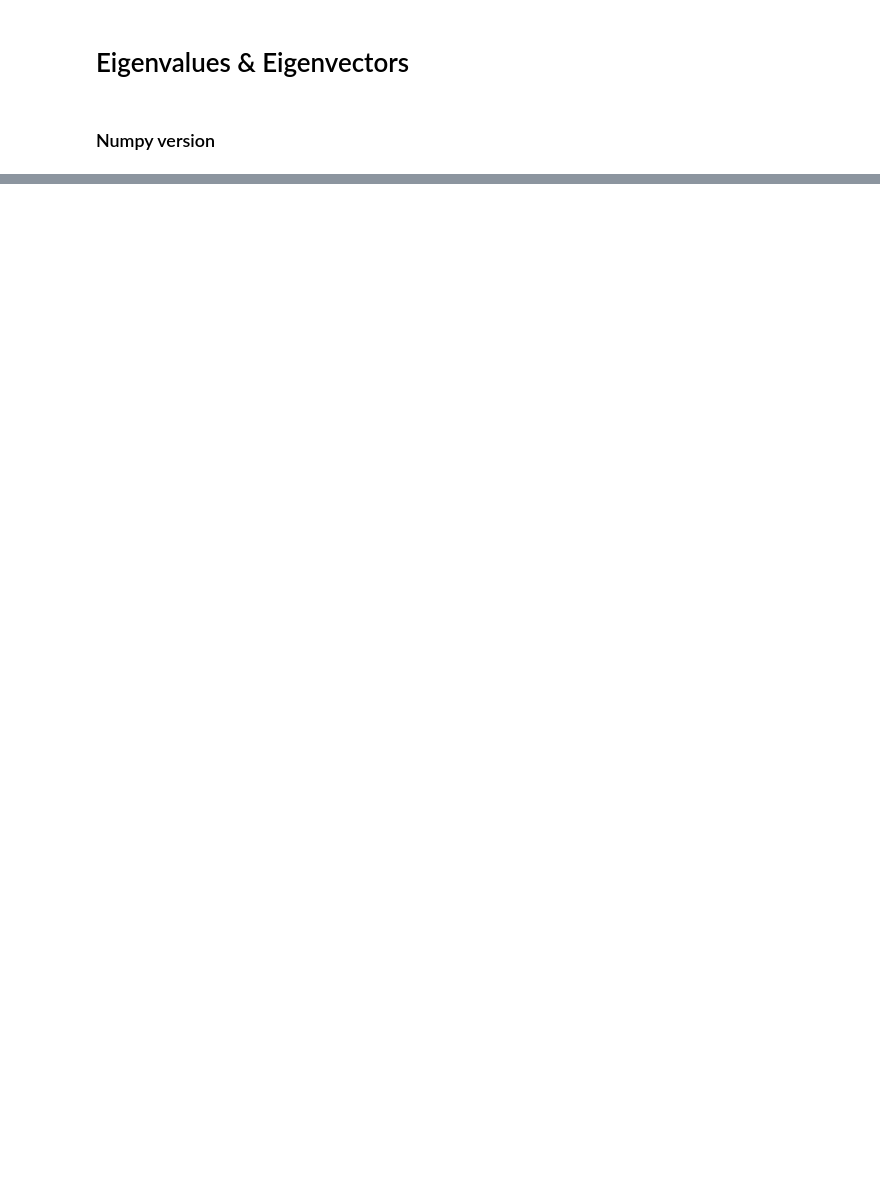
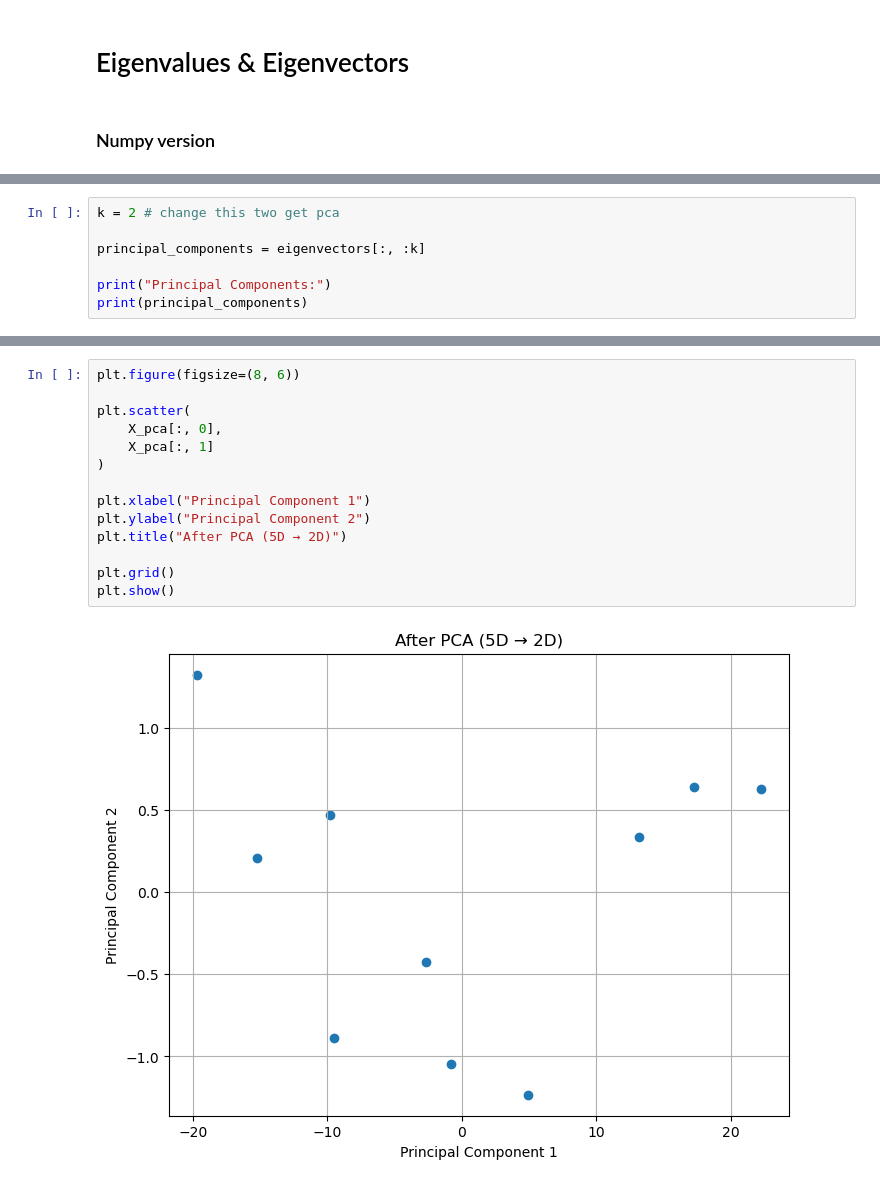
Before and after one commit to dhanasekarenb/AIML, a Jupyter notebook: Machine learning/Unsupervised Learning/Dimensionality Reduction/pca.ipynb, the cells around one changed output, grey strips where cells are left out. Cells and saved outputs as stored; diff of their text form; blank space fills up the shorter version.

```diff
--- a/Machine learning/Unsupervised Learning/Dimensionality Reduction/pca.ipynb
+++ b/Machine learning/Unsupervised Learning/Dimensionality Reduction/pca.ipynb
@@ -125,0 +184,7 @@ array([[-28.28427125],
+# %%
+k = 2 # change this two get pca
+
+principal_components = eigenvectors[:, :k]
+
+print("Principal Components:")
+print(principal_components)
@@ -125,0 +293,16 @@ array([[-28.28427125],
+# %%
+plt.figure(figsize=(8, 6))
+
+plt.scatter(
+    X_pca[:, 0],
+    X_pca[:, 1]
+)
+
+plt.xlabel("Principal Component 1")
+plt.ylabel("Principal Component 2")
+plt.title("After PCA (5D → 2D)")
+
+plt.grid()
+plt.show()
+# %% [output]
+[figure, added]
```
Also changed, not shown: parts of 30 cells of this notebook, 16 other files.
